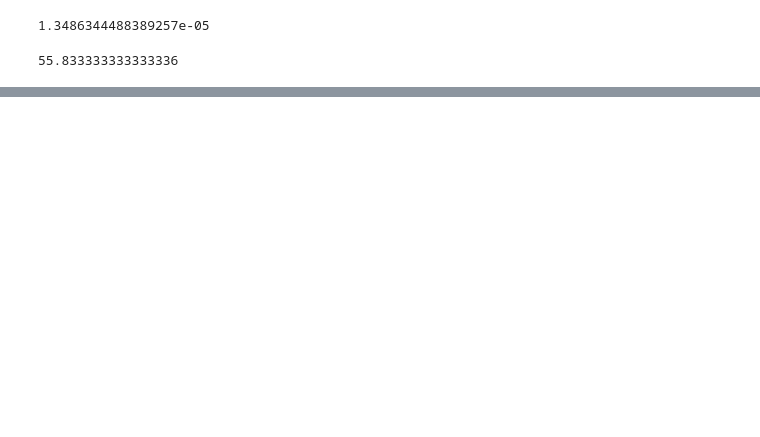
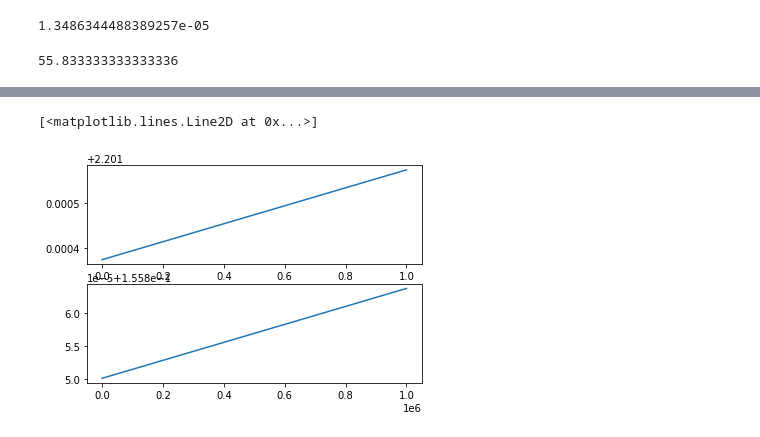
Before and after one commit to Rmelikyan/Flora_Family, a Jupyter notebook: notebooks/Modelling_yarko.ipynb, the cells around one changed output, grey strips where cells are left out. Cells and saved outputs as stored; diff of their text form; code cells hidden in the pictures; blank space fills up the shorter version.

```diff
--- a/notebooks/Modelling_yarko.ipynb
+++ b/notebooks/Modelling_yarko.ipynb
@@ -146,0 +168,2 @@ e_myr
+# %%
+sa = rebound.SimulationArchive("/Users/bethclark/Projects/rebound/examples/basic_yarko/Yarko_1Myr_C.bin")
@@ -146,0 +186,14 @@ e_myr
+# %%
+C_data = {'t':[], 'a':[], 'e':[]}
+for sim in sa:
+    ps = sim.particles
+    C_data['t'].append(sim.t/sec2year)
+    C_data['a'].append(ps[1].a*m2au)
+    C_data['e'].append(ps[1].e)
+# %%
+fig, (ax1, ax2) = plt.subplots(2, 1)
+ax1.plot(C_data['t'], C_data['a'])
+ax2.plot(C_data['t'], C_data['e'])
+# %% [output]
+[<matplotlib.lines.Line2D at 0x...>]
+[figure, added]
```
Also changed, not shown: parts of 12 cells of this notebook, 34 other files.
